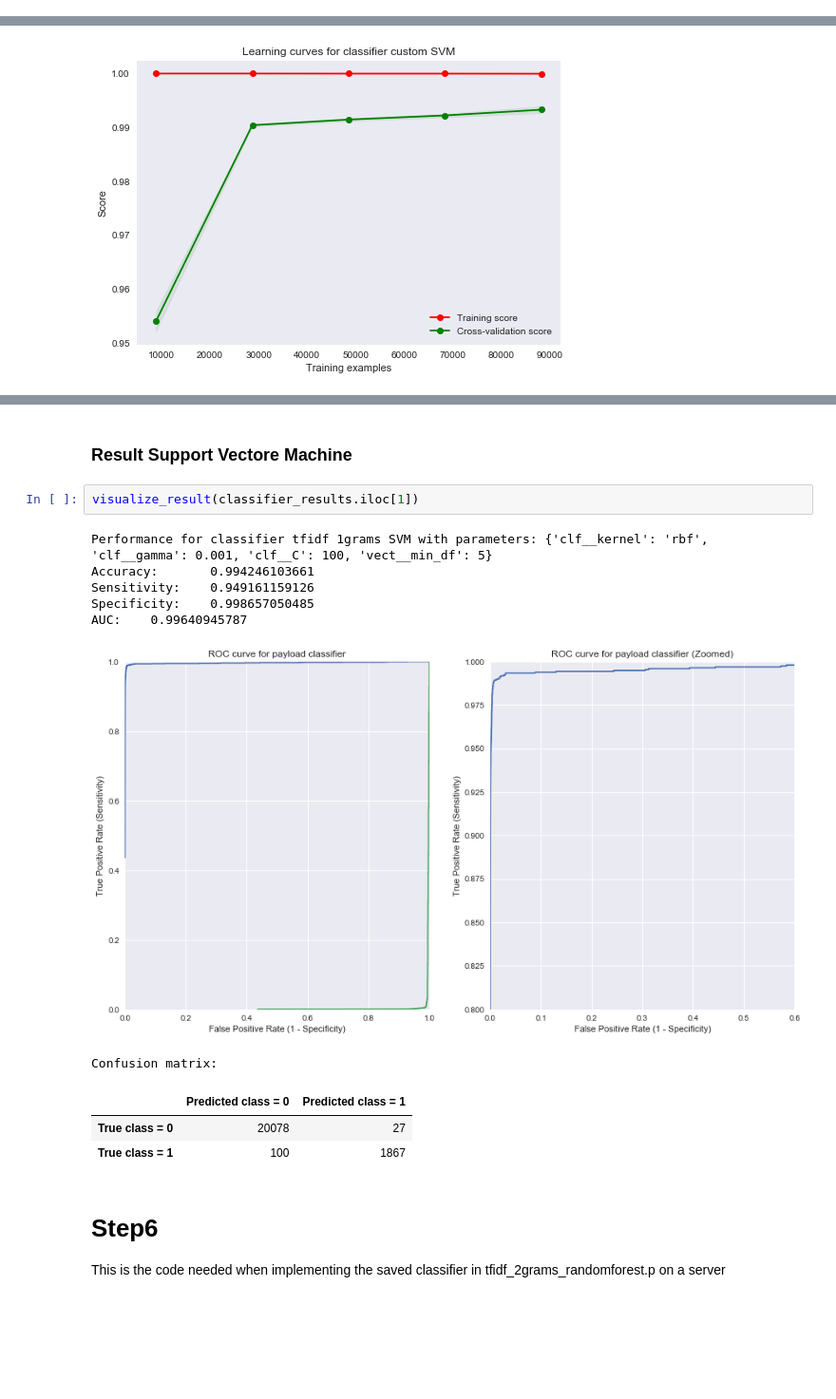
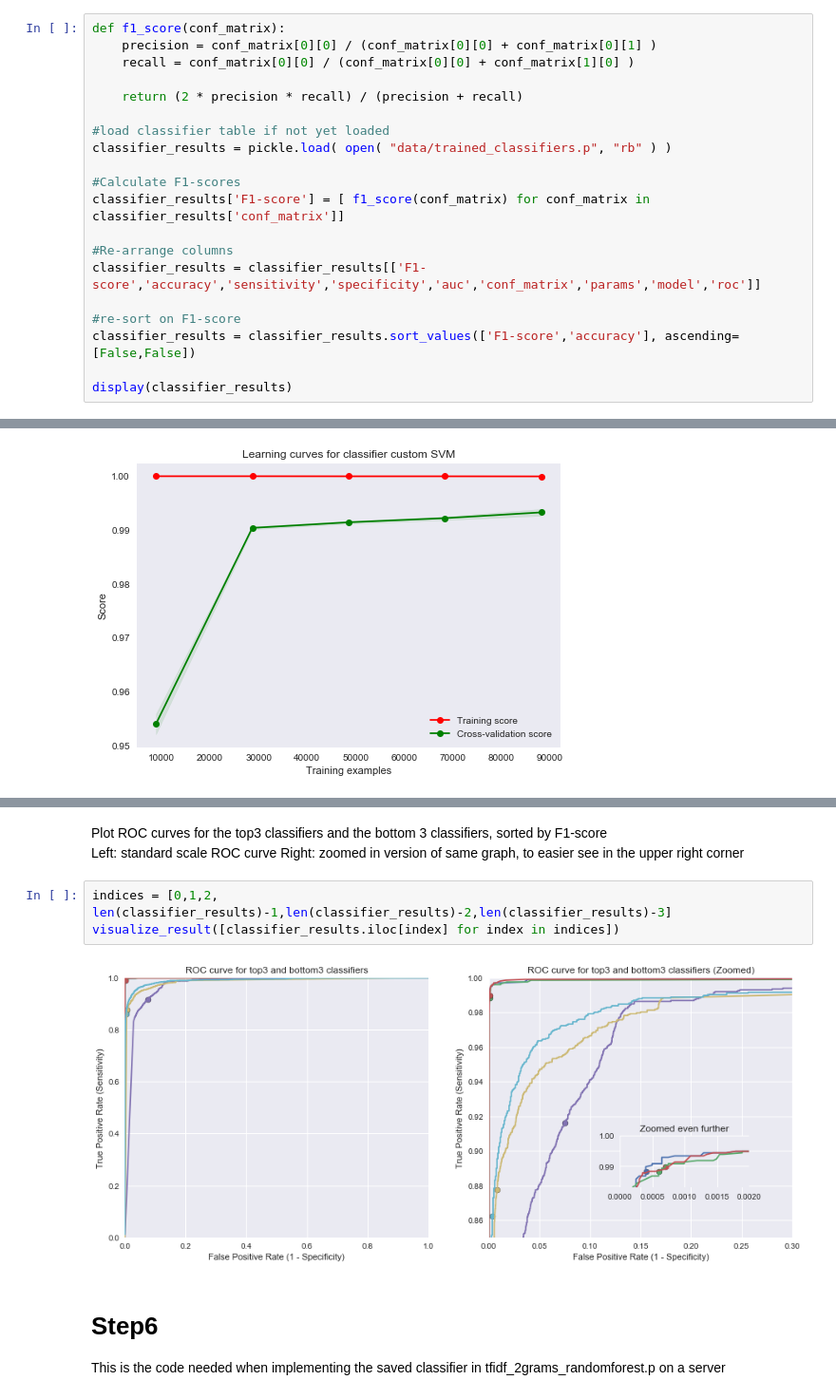
Before and after one commit to grananqvist/Machine-Learning-Web-Application-Firewall-and-Dataset, a Jupyter notebook: Data_analysis.ipynb, the cells around one changed output, grey strips where cells are left out. Shown at 95% size. Cells and saved outputs as stored; diff of their text form; blank space fills up the shorter version.

```diff
--- a/Data_analysis.ipynb
+++ b/Data_analysis.ipynb
@@ -1131,0 +1139,20 @@ display(classifier_results)
+# %%
+def f1_score(conf_matrix):
+    precision = conf_matrix[0][0] / (conf_matrix[0][0] + conf_matrix[0][1] )
+    recall = conf_matrix[0][0] / (conf_matrix[0][0] + conf_matrix[1][0] )
+
+    return (2 * precision * recall) / (precision + recall)
+
+#load classifier table if not yet loaded
+classifier_results = pickle.load( open( "data/trained_classifiers.p", "rb" ) )
+
+#Calculate F1-scores
+classifier_results['F1-score'] = [ f1_score(conf_matrix) for conf_matrix in classifier_results['conf_matrix']]
+
+#Re-arrange columns
+classifier_results = classifier_results[['F1-score','accuracy','sensitivity','specificity','auc','conf_matrix','params','model','roc']]
+
+#re-sort on F1-score
+classifier_results = classifier_results.sort_values(['F1-score','accuracy'], ascending=[False,False])
+
+display(classifier_results)
@@ -1276,18 +1418,12 @@ def visualize_result(df_row):
-# %% [markdown]
-### Result Support Vectore Machine
-# %%
-visualize_result(classifier_results.iloc[1])
-# %% [output]
-Performance for classifier tfidf 1grams SVM with parameters: {'clf__kernel': 'rbf', 'clf__gamma': 0.001, 'clf__C': 100, 'vect__min_df': 5}
-Accuracy:       0.994246103661
-Sensitivity:    0.949161159126
-Specificity:    0.998657050485
-AUC:    0.99640945787
-[figure, removed]
-Confusion matrix:
-|  | Predicted class = 0 | Predicted class = 1 |
-| True class = 0 | 20078 | 27 |
-| True class = 1 | 100 | 1867 |
+# %% [markdown]
+Plot ROC curves for the top3 classifiers and the bottom 3 classifiers, sorted by F1-score
+Left: standard scale ROC curve
+Right: zoomed in version of same graph, to easier see in the upper right corner
+# %%
+indices = [0,1,2, len(classifier_results)-1,len(classifier_results)-2,len(classifier_results)-3]
+visualize_result([classifier_results.iloc[index] for index in indices])
+# %% [output]
+[figure, added]
 # %% [markdown]
 # Step6
 This is the code needed when implementing the saved classifier in tfidf_2grams_randomforest.p on a server
```
Also changed, not shown: parts of 14 cells of this notebook, 4 other files.
